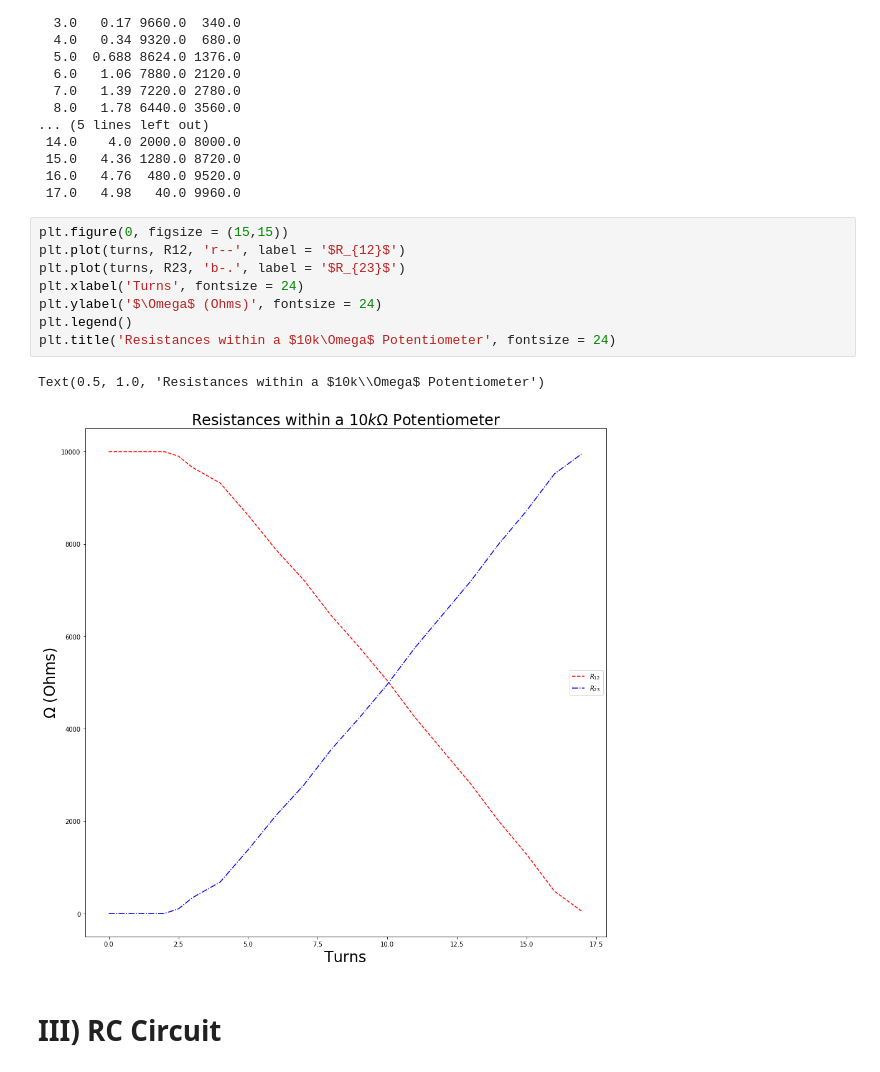
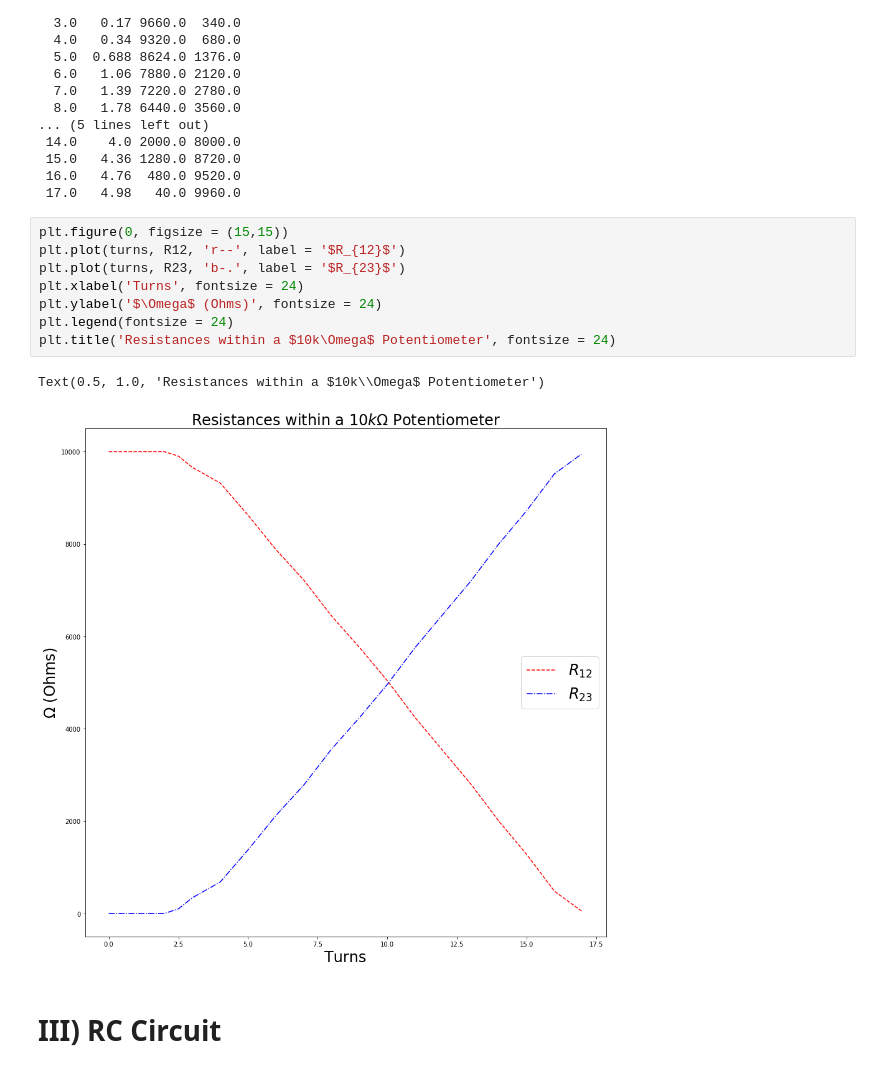
Before and after one commit to Rmelikyan/AnalogElectronics, a Jupyter notebook: Lab1/Lab1.ipynb, the cells around one changed output. Saved outputs shown, nothing was run; the diff lists cells and outputs as text.

```diff
--- a/Lab1/Lab1.ipynb
+++ b/Lab1/Lab1.ipynb
@@ -51,14 +51,14 @@ turns  Vout   R12    R23
 # %%
 plt.figure(0, figsize = (15,15))
 plt.plot(turns, R12, 'r--', label = '$R_{12}$')
 plt.plot(turns, R23, 'b-.', label = '$R_{23}$')
 plt.xlabel('Turns', fontsize = 24)
 plt.ylabel('$\Omega$ (Ohms)', fontsize = 24)
-plt.legend()
+plt.legend(fontsize = 24)
 plt.title('Resistances within a $10k\Omega$ Potentiometer', fontsize = 24)
 # %% [output]
 Text(0.5, 1.0, 'Resistances within a $10k\\Omega$ Potentiometer')
-[figure, old version]
+[figure, new version]
 # %% [markdown]
 # III) RC Circuit
 # %%
```
Also changed, not shown: parts of 1 cell of this notebook.
